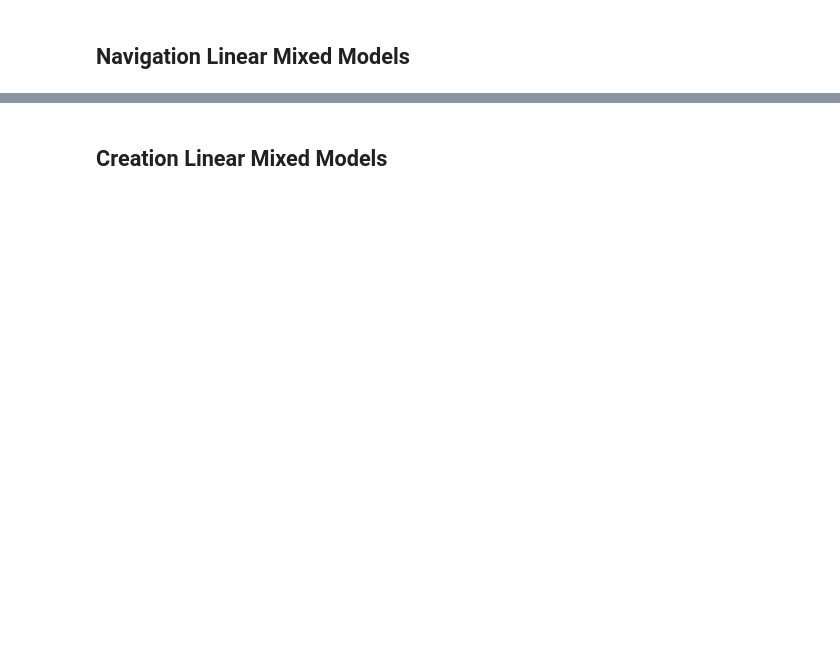
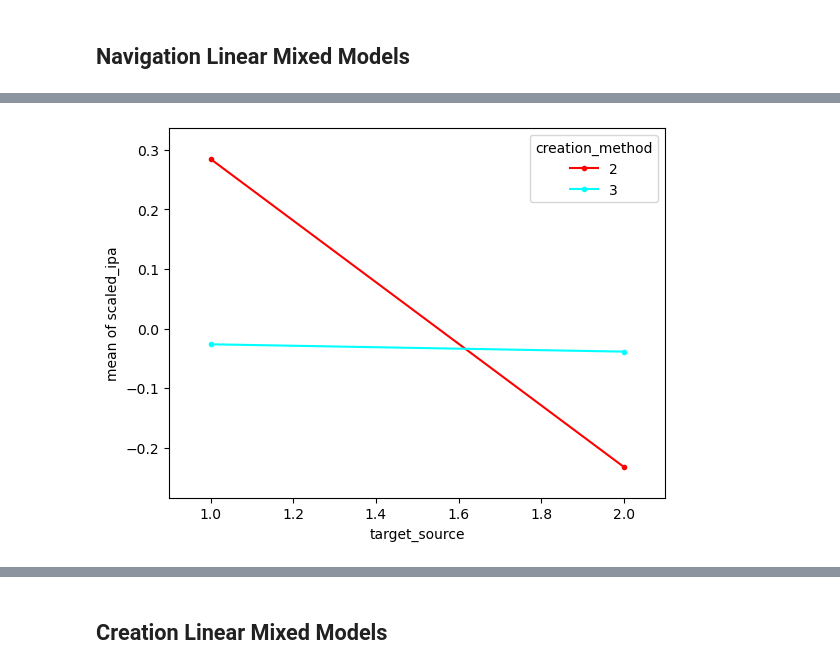
Before and after one commit to courtnicole/3d-path-cognition, a Jupyter notebook: mixedmodel.ipynb, the cells around one changed output, grey strips where cells are left out. Saved outputs shown, nothing was run; the diff lists cells and outputs as text; code cells hidden in the pictures; blank space fills up the shorter version.

Commit message:
check interactions

```diff
--- a/mixedmodel.ipynb
+++ b/mixedmodel.ipynb
@@ -672,2 +688,10 @@ exog = mm_nav_data.loc[:, ['block', 'method', 'model', 'creation_method', 'targe
+# %%
+response =  mm_nav_data.loc[:, 'scaled_ipa']
+x_factor = mm_nav_data.loc[:, 'target_source']
+trace_factor = mm_nav_data.loc[:, 'creation_method']
+
+fig = smgf.interaction_plot(x_factor, trace_factor, response)
+# %% [output]
+[figure, added]
 # %%
 md_ipa = smf.mixedlm("scaled_ipa ~ C(method) + C(model) + C(creation_method) + C(target_source) + C(trial_id)" , mm_nav_data, groups=mm_nav_data["id"], re_formula='C(model)')
```
Also changed, not shown: parts of 16 cells of this notebook, 1 other file.
